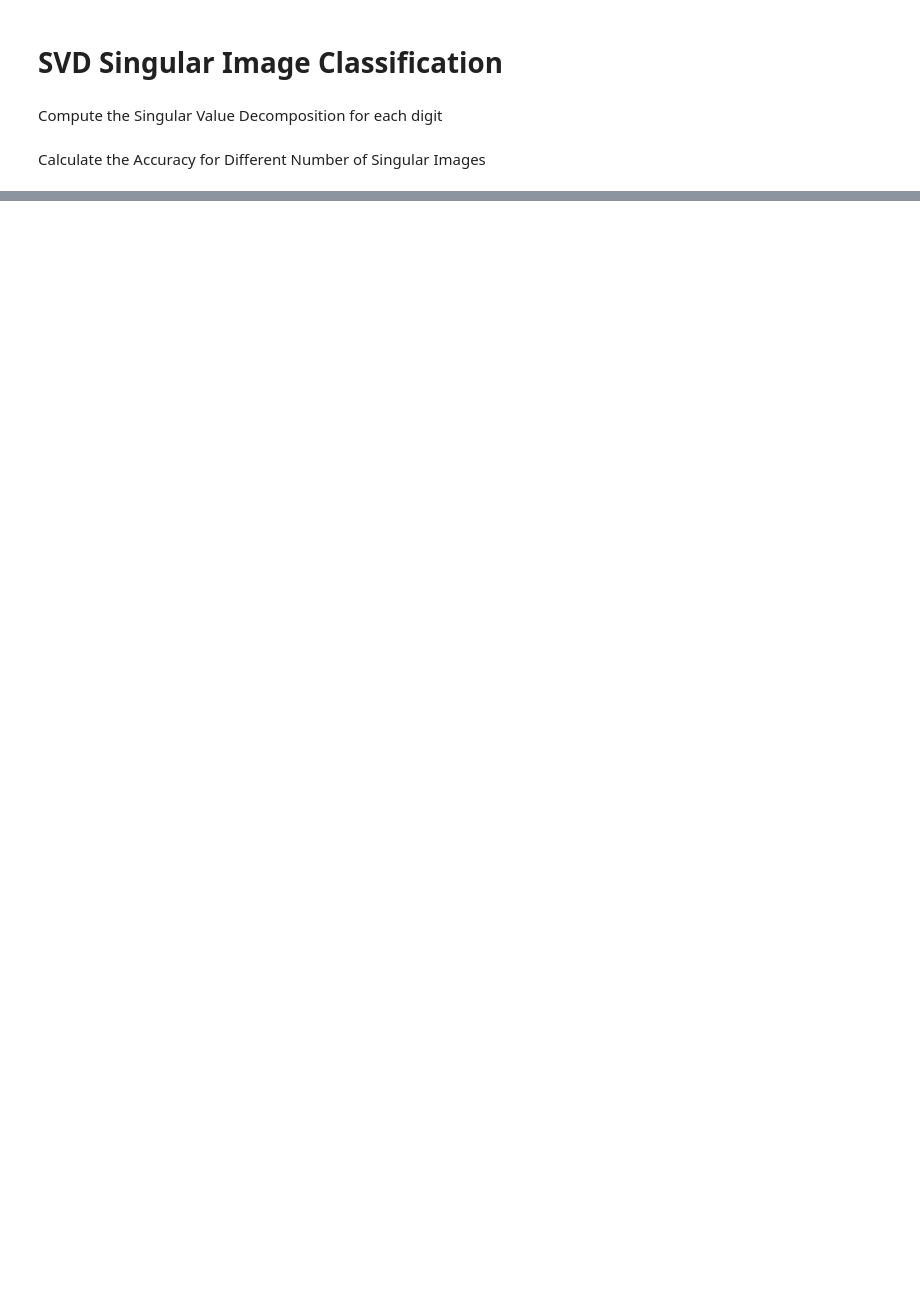
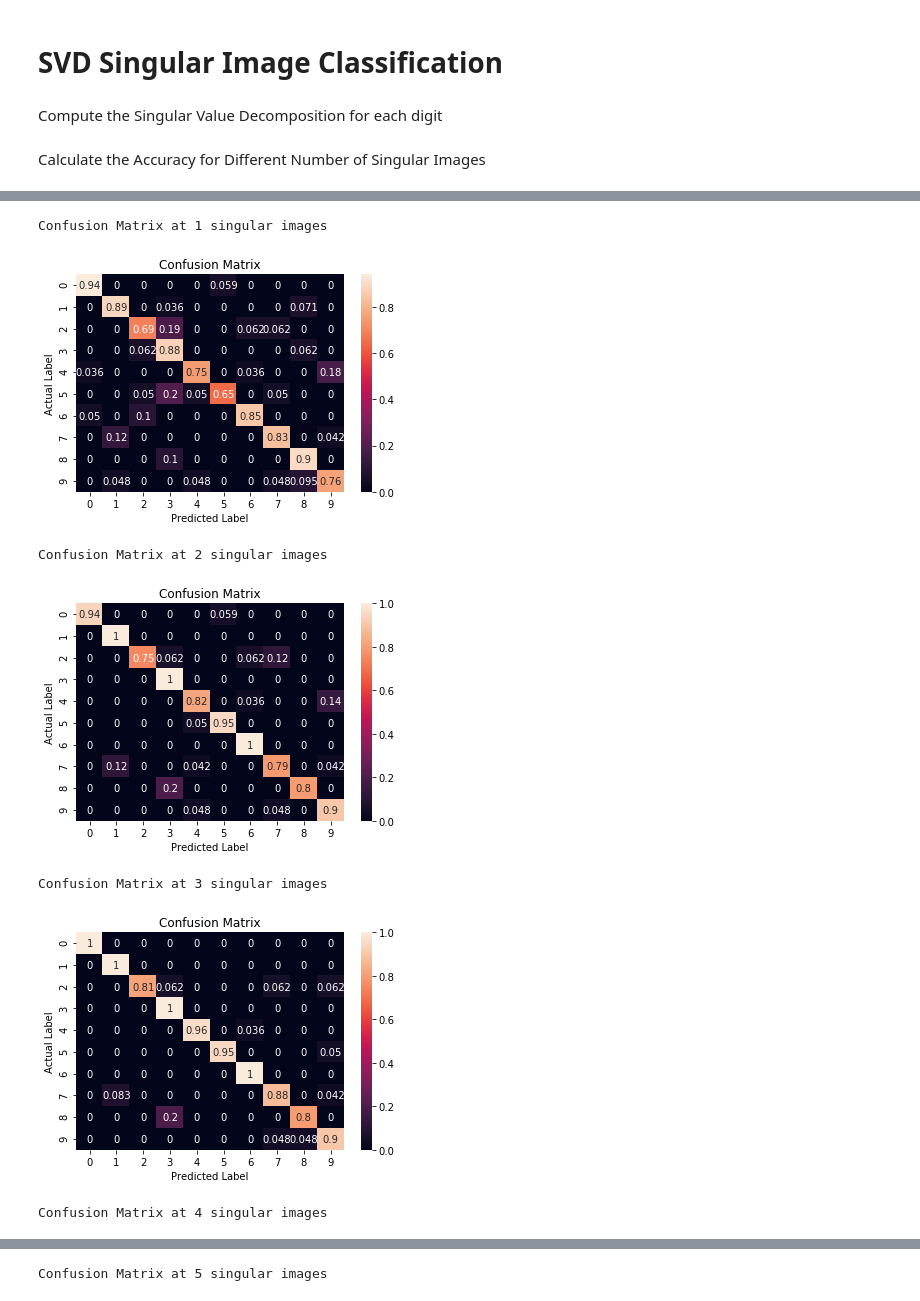
Before and after one commit to DanielY1783/mnist_svd, a Jupyter notebook: mnist.ipynb, the cells around one changed output, grey strips where cells are left out. Saved outputs shown, nothing was run; the diff lists cells and outputs as text; code cells hidden in the pictures; blank space fills up the shorter version.

Commit message:
Add confusion matrix

```diff
--- a/mnist.ipynb
+++ b/mnist.ipynb
@@ -268,0 +341,23 @@ for k in range(5):
+# %%
+import seaborn
+from sklearn import metrics
+
+for k in range(5):
+    print("Confusion Matrix at", k + 1, "singular images")
+    # Use scikit-learn to calculate confusion matrix
+    confusion_matrix = metrics.confusion_matrix(y_test_sample200, pred_list[k], normalize="true")
+    # Use seaborn to plot heatmap
+    axes = seaborn.heatmap(confusion_matrix, annot=True)
+    axes.set(xlabel="Predicted Label", ylabel="Actual Label", title="Confusion Matrix")
+    # Save as image and show plot.
+    plt.savefig("confusion_matrix.png")
+    plt.show()
+    plt.close()
+# %% [output]
+Confusion Matrix at 1 singular images
+[figure, added]
+Confusion Matrix at 2 singular images
+[figure, added]
+Confusion Matrix at 3 singular images
+[figure, added]
+Confusion Matrix at 4 singular images
@@ -268,0 +365 @@ for k in range(5):
+Confusion Matrix at 5 singular images
```
Also changed, not shown: parts of 11 cells of this notebook, 1 other file.
